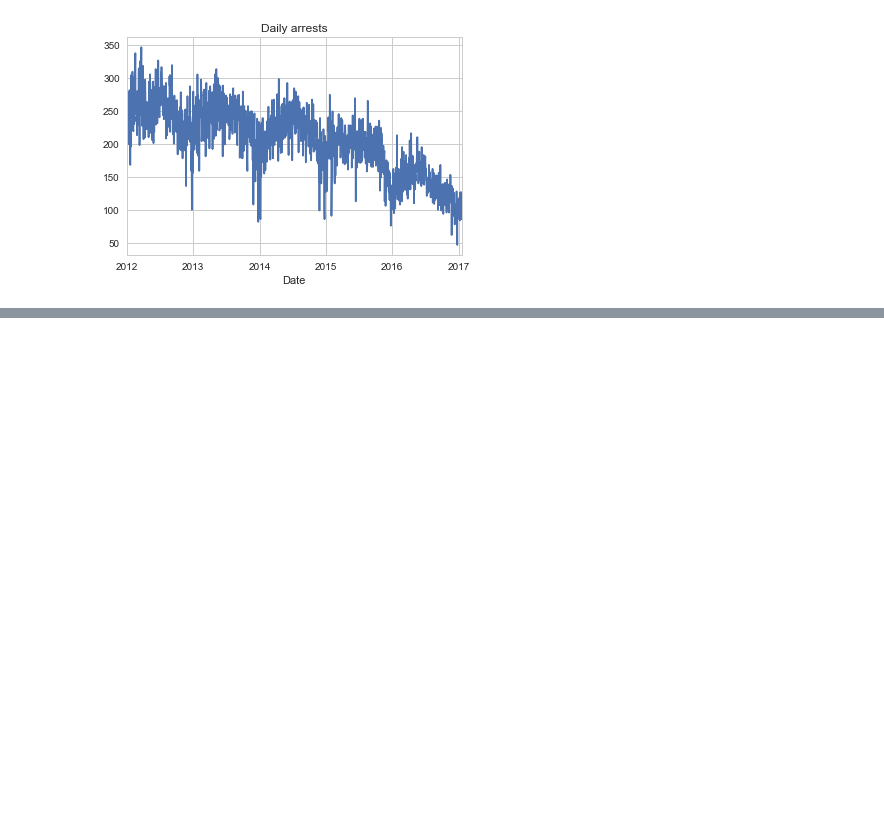
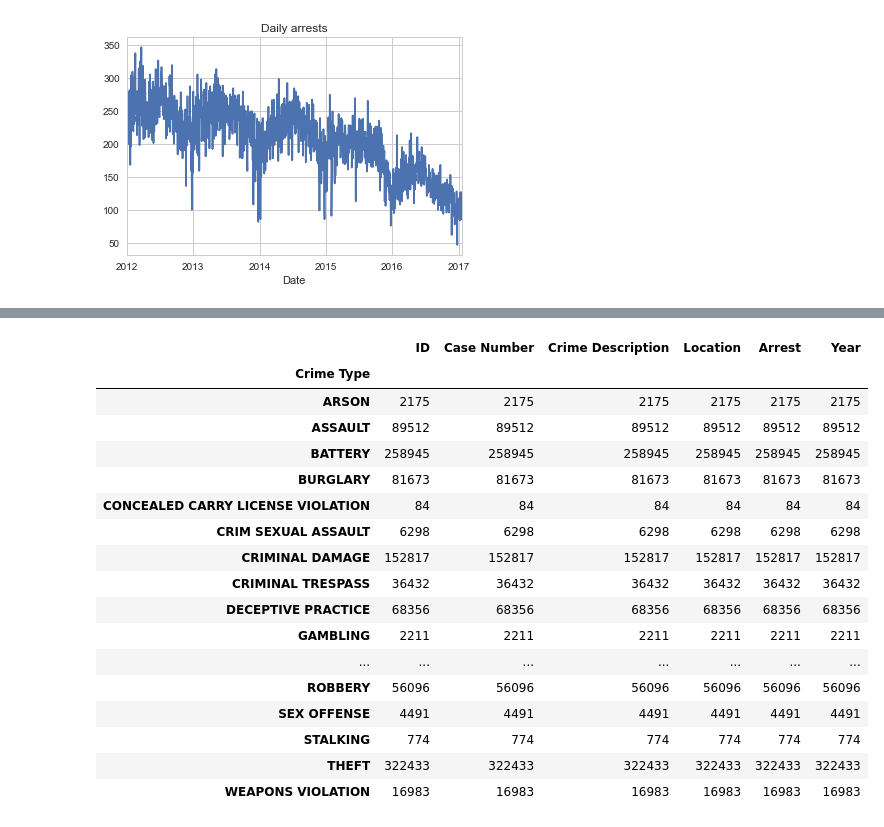
Before and after one commit to perako22/Project_2, a Jupyter notebook: chicago_crimes_data_analysis.ipynb, the cells around one changed output, grey strips where cells are left out. Saved outputs shown, nothing was run; the diff lists cells and outputs as text; code cells hidden in the pictures; blank space fills up the shorter version.

```diff
--- a/chicago_crimes_data_analysis.ipynb
+++ b/chicago_crimes_data_analysis.ipynb
@@ -153,0 +140,4 @@ theft_2017 = pd.DataFrame(crimes_2017[crimes_2017['Primary Type'].isin(['THEFT',
+# %%
+crimes_df["Location"].replace('', np.nan, inplace=True)
+# %%
+crimes_df.dropna(subset=["Location"], inplace=True)
@@ -153,0 +148,3 @@ theft_2017 = pd.DataFrame(crimes_2017[crimes_2017['Primary Type'].isin(['THEFT',
+# %%
+chicago_crimes_df = crimes_df [["ID","Case Number","Primary Type", "Description","Location", "Arrest","Year"]]
+chicago_crimes_df.head()
@@ -153,0 +159,2 @@ theft_2017 = pd.DataFrame(crimes_2017[crimes_2017['Primary Type'].isin(['THEFT',
+# %%
+chicago_crimes_df.rename(columns={"Primary Type": "Crime Type", "Description": "Crime Description"},inplace=True)
@@ -153,0 +176,21 @@ theft_2017 = pd.DataFrame(crimes_2017[crimes_2017['Primary Type'].isin(['THEFT',
+# %%
+chicago_crimes_df.groupby("Crime Type").count()
+# %% [output]
+|  | ID | Case Number | Crime Description | Location | Arrest | Year |
+| Crime Type |  |  |  |  |  |  |
+| ARSON | 2175 | 2175 | 2175 | 2175 | 2175 | 2175 |
+| ASSAULT | 89512 | 89512 | 89512 | 89512 | 89512 | 89512 |
+| BATTERY | 258945 | 258945 | 258945 | 258945 | 258945 | 258945 |
+| BURGLARY | 81673 | 81673 | 81673 | 81673 | 81673 | 81673 |
+| CONCEALED CARRY LICENSE VIOLATION | 84 | 84 | 84 | 84 | 84 | 84 |
+| CRIM SEXUAL ASSAULT | 6298 | 6298 | 6298 | 6298 | 6298 | 6298 |
+| CRIMINAL DAMAGE | 152817 | 152817 | 152817 | 152817 | 152817 | 152817 |
+| CRIMINAL TRESPASS | 36432 | 36432 | 36432 | 36432 | 36432 | 36432 |
+| DECEPTIVE PRACTICE | 68356 | 68356 | 68356 | 68356 | 68356 | 68356 |
+| GAMBLING | 2211 | 2211 | 2211 | 2211 | 2211 | 2211 |
+| ... | ... | ... | ... | ... | ... | ... |
+| ROBBERY | 56096 | 56096 | 56096 | 56096 | 56096 | 56096 |
+| SEX OFFENSE | 4491 | 4491 | 4491 | 4491 | 4491 | 4491 |
+| STALKING | 774 | 774 | 774 | 774 | 774 | 774 |
+| THEFT | 322433 | 322433 | 322433 | 322433 | 322433 | 322433 |
+| WEAPONS VIOLATION | 16983 | 16983 | 16983 | 16983 | 16983 | 16983 |
```
Also changed, not shown: parts of 10 cells of this notebook.
